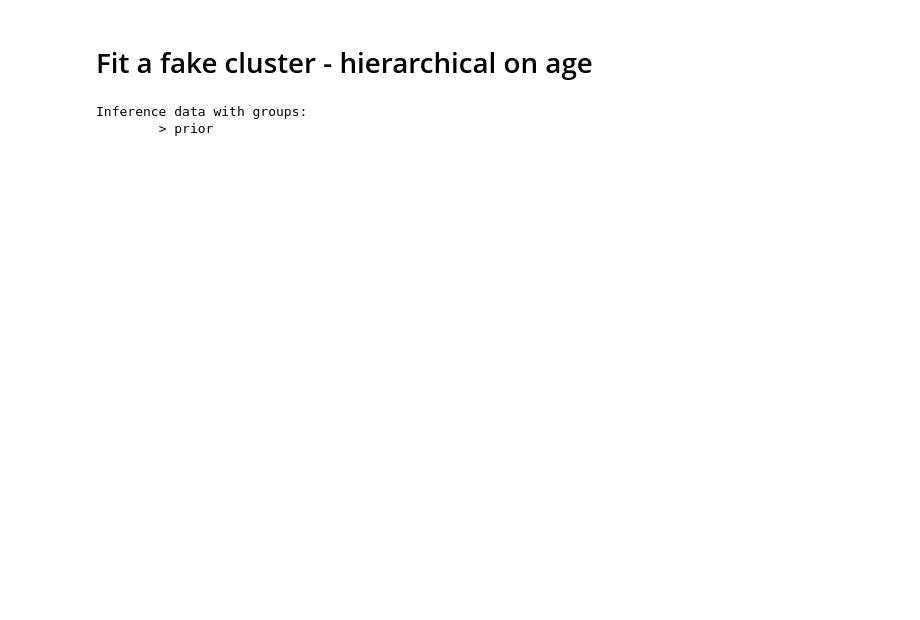
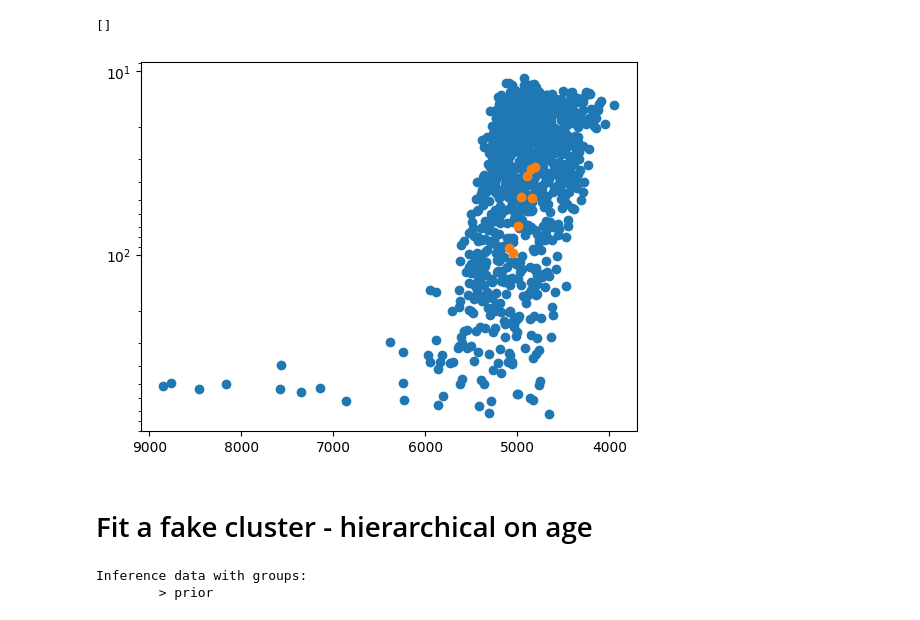
Before and after one commit to ehatt98/M4-hierarchical, a Jupyter notebook: notebooks/hierarchical-real.ipynb, the cells around one changed output. Cells and saved outputs as stored; diff of their text form; code cells hidden in the pictures; blank space fills up the shorter version.

```diff
--- a/notebooks/hierarchical-real.ipynb
+++ b/notebooks/hierarchical-real.ipynb
@@ -136,3 +151,12 @@ unc = {'Teff':eTeff.values, 'numax': enumax.values, 'dnuSer':ednu.values, 'FeH':
+# %%
+plt.scatter(df_small['Teff'], df_small['numax']*3090)
+plt.scatter(obs['Teff'], obs['numax'])
+plt.gca().invert_xaxis()
+plt.gca().invert_yaxis()
+plt.semilogy()
+# %% [output]
+[]
+[figure, added]
 # %% [markdown]
 # Fit a fake cluster - hierarchical on age
 # %%
```
Also changed, not shown: parts of 10 cells of this notebook, 3 other files.
